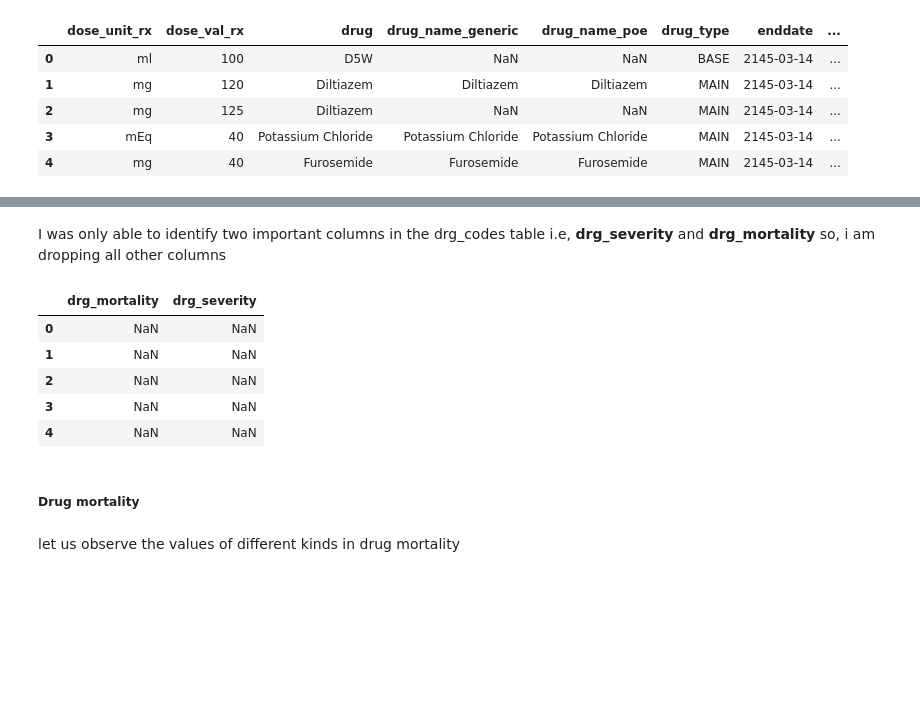
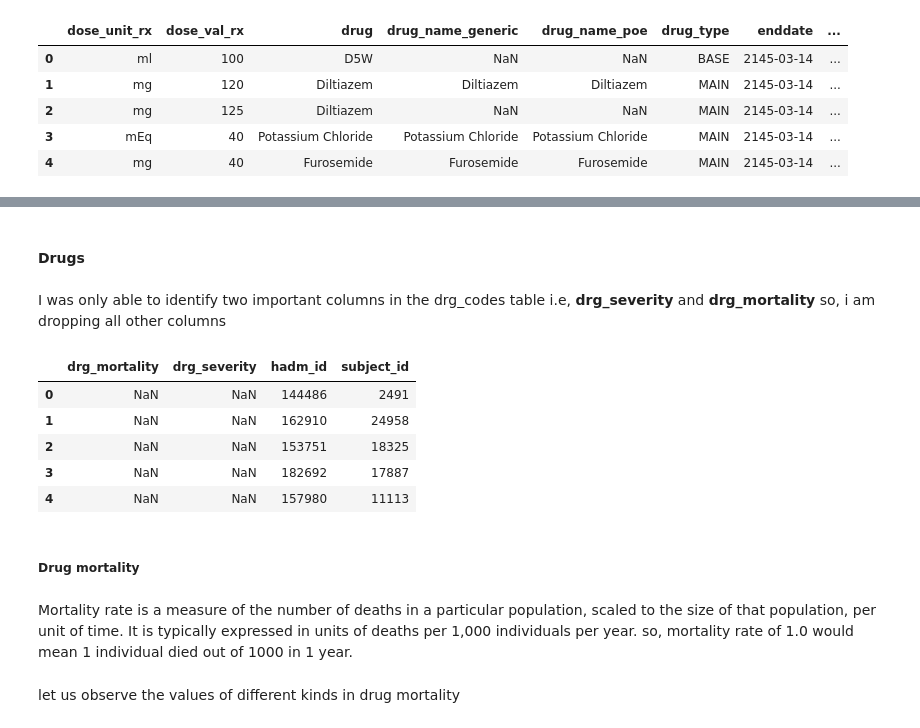
Before and after one commit to Gagan-K-Shetty/Da_project, a Jupyter notebook: Hospital_readmission.ipynb, the cells around one changed output, grey strips where cells are left out. Drawn from its saved outputs; the diff is of its cells as text; code cells hidden in the pictures; blank space fills up the shorter version.

```diff
--- a/Hospital_readmission.ipynb
+++ b/Hospital_readmission.ipynb
@@ -1329,6 +1389,9 @@ from google.colab import auth
 from oauth2client.client import GoogleCredentials
 import os
 import dill
+import pandas as pd
+pd.set_option('display.max_rows', 10)
+pd.set_option('display.max_columns', 500)
 
 auth.authenticate_user()
 gauth = GoogleAuth()
@@ -1340,7 +1403,7 @@ try:
     os.makedirs(download_path)
 except :
     pass
-file_id = "1Et8QLX0HzIC3r0dfZoQnCIfiW4HD0YnU"
+file_id = "15hXkinVk8cwQCvh_6TD7_YFCwQSV6irg"#"11XmTswgHj4NvhBeptBBhimuHVkVBPjIz" #"1Et8QLX0HzIC3r0dfZoQnCIfiW4HD0YnU"
 output_file = os.path.join(download_path, "session.db")
 temp_file = drive.CreateFile({'id': file_id })
 temp_file.GetContentFile(output_file)
@@ -1361,18 +1481,22 @@ prescriptions.head()
+# %% [markdown]
+#### Drugs
 # %% [markdown]
 I was only able to identify two important columns in the drg_codes table i.e, <b>drg_severity</b> and <b> drg_mortality</b>
 so, i am dropping all other columns
 # %%
-drg_codes = drg_codes.drop(columns = ["description","drg_code","drg_type","hadm_id","row_id","subject_id"])
+drg_codes = drg_codes.drop(columns = ["description","drg_code","drg_type","row_id"])
 drg_codes.head()
 # %% [output]
-|  | drg_mortality | drg_severity |
-| 0 | NaN | NaN |
-| 1 | NaN | NaN |
-| 2 | NaN | NaN |
-| 3 | NaN | NaN |
-| 4 | NaN | NaN |
+|  | drg_mortality | drg_severity | hadm_id | subject_id |
+| 0 | NaN | NaN | 144486 | 2491 |
+| 1 | NaN | NaN | 162910 | 24958 |
+| 2 | NaN | NaN | 153751 | 18325 |
+| 3 | NaN | NaN | 182692 | 17887 |
+| 4 | NaN | NaN | 157980 | 11113 |
 # %% [markdown]
 ##### Drug mortality
+# %% [markdown]
+Mortality rate is a measure of the number of deaths in a particular population, scaled to the size of that population, per unit of time. It is typically expressed in units of deaths per 1,000 individuals per year. so, mortality rate of 1.0 would mean 1 individual died out of 1000 in 1 year.
 # %% [markdown]
 let us observe the values of different kinds in drug mortality
 # %%
```
Also changed, not shown: parts of 222 cells of this notebook.
